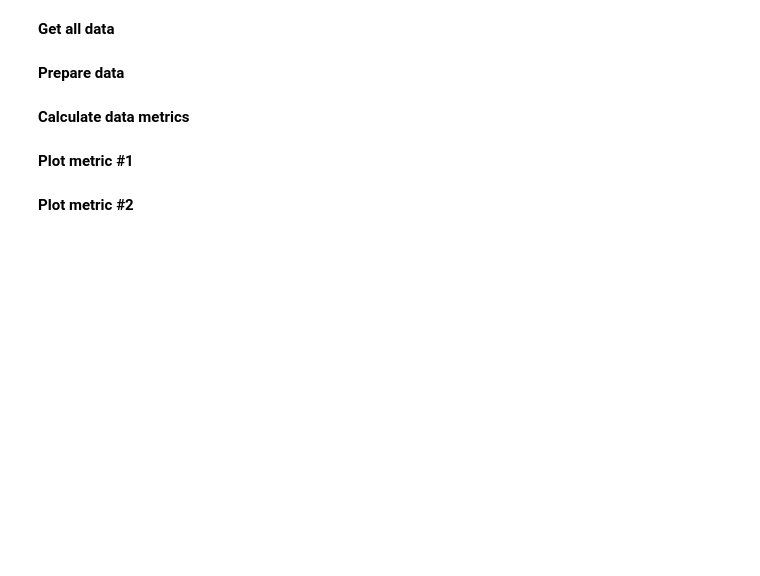
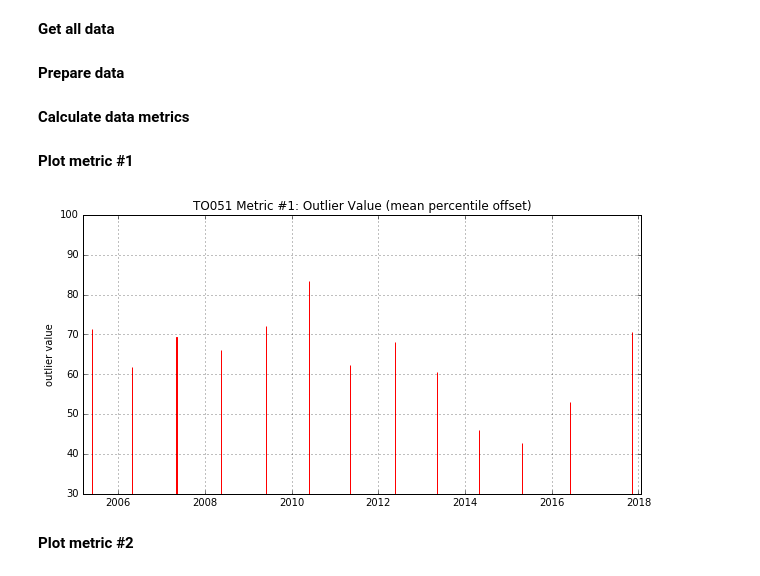
Before and after one commit to rumachan/iPythonNotebooks, a Jupyter notebook: wet_chemistry/analyte_metrics.ipynb, the cells around one changed output. Drawn from its saved outputs; the diff is of its cells as text; code cells hidden in the pictures; blank space fills up the shorter version.

```diff
--- a/wet_chemistry/analyte_metrics.ipynb
+++ b/wet_chemistry/analyte_metrics.ipynb
@@ -56,5 +60,5 @@ def fiveval(data, sample):
 # %%
-siteID = 'WI201'
+siteID = 'TO051'
 years = '20'
 days = str(int(years)*365)
 minobs = 5 #minimum number of observations to calculate what is typical
@@ -131,21 +135,23 @@ dffv.set_index('date', inplace=True)
 # %%
 fig, met1 = plt.subplots(figsize=(10,5))
 met1.bar(dfov.index, dfov.val, width=1, color='red', edgecolor='red', align='center')
 met1.set_ylabel('outlier value')
-met1.set_title(siteID+' Metric #1: Outlier Value')
+met1.set_title(siteID+' Metric #1: Outlier Value (mean percentile offset)')
 
 #extend x axes so all points are clear
 xmin, xmax = met1.get_xlim()
 xmin *= 0.9999
 xmax *= 1.0001
 met1.set_xlim(xmin, xmax)
 
 met1.set_ylim(30, 100)
 met1.grid()
 
 plotname = siteID+'_metric-1.png'
 fig = met1.get_figure()
 fig.savefig(plotname, dpi=200)
+# %% [output]
+[figure, added]
 # %% [markdown]
 **Plot metric #2**
 # %%
```
Also changed, not shown: parts of 4 cells of this notebook.
